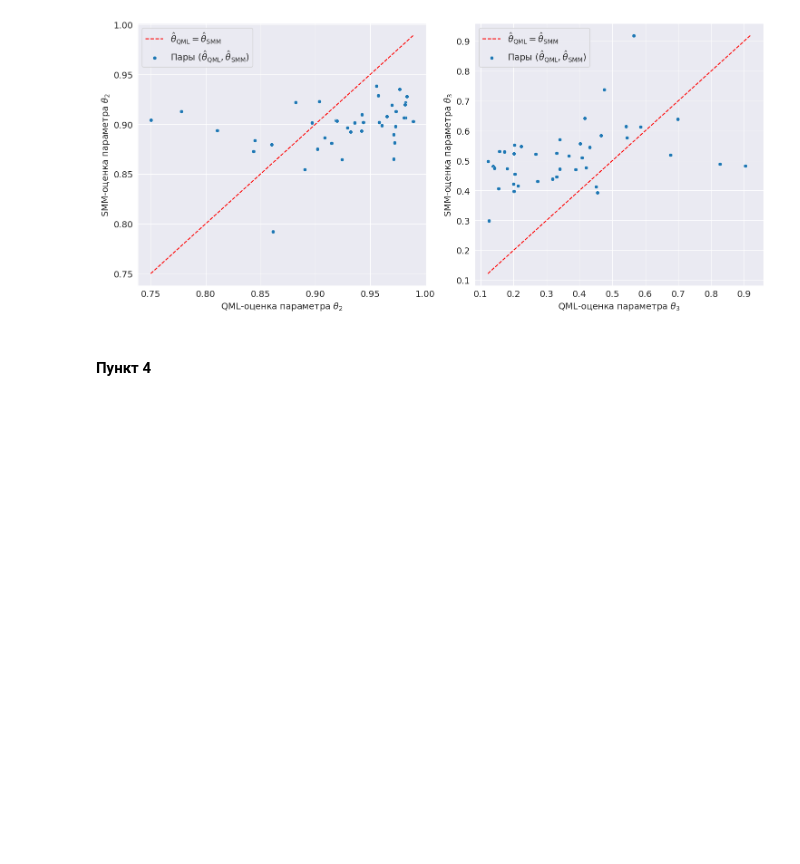
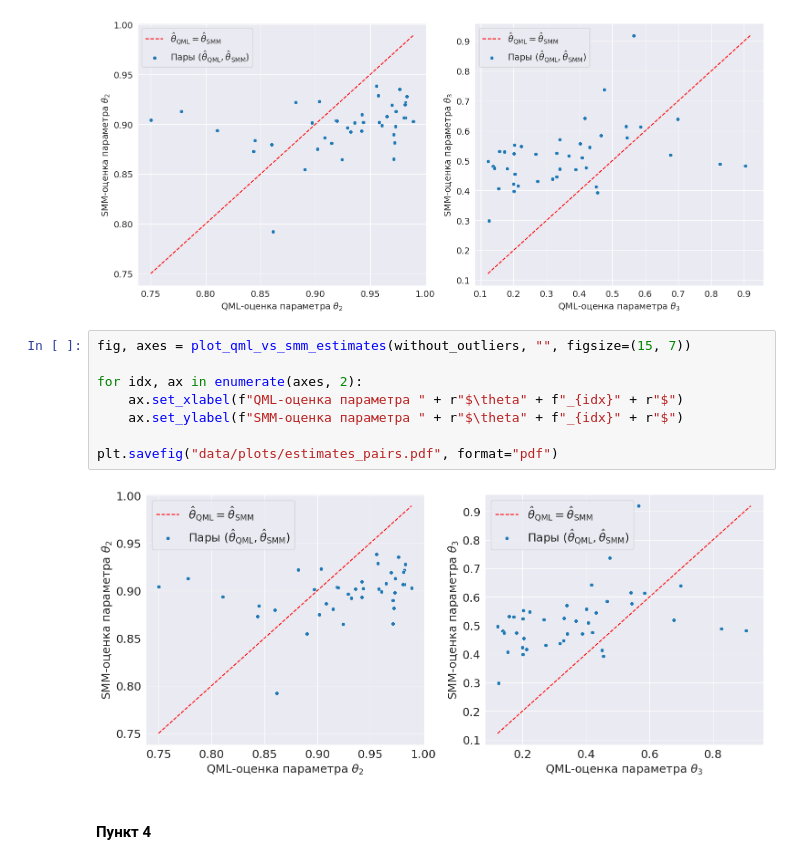
Before and after one commit to Dangerio/optimization-algorithm, a Jupyter notebook: methods_comparison/real_data/estimation_result_analysis.ipynb, the cells around one changed output. Drawn from its saved outputs; the diff is of its cells as text; blank space fills up the shorter version.

```diff
--- a/methods_comparison/real_data/estimation_result_analysis.ipynb
+++ b/methods_comparison/real_data/estimation_result_analysis.ipynb
@@ -264,6 +264,16 @@ for idx, ax in enumerate(axes, 2):
 plt.savefig("data/plots/estimates_pairs.pdf", format="pdf")
 # %% [output]
 [figure]
+# %%
+fig, axes = plot_qml_vs_smm_estimates(without_outliers, "", figsize=(15, 7))
+
+for idx, ax in enumerate(axes, 2):
+    ax.set_xlabel(f"QML-оценка параметра " + r"$\theta" + f"_{idx}" + r"$")
+    ax.set_ylabel(f"SMM-оценка параметра " + r"$\theta" + f"_{idx}" + r"$")
+
+plt.savefig("data/plots/estimates_pairs.pdf", format="pdf")
+# %% [output]
+[figure, added]
 # %% [markdown]
 #### Пункт 4
 # %%
```
Also changed, not shown: parts of 5 cells of this notebook, 4 other files.
